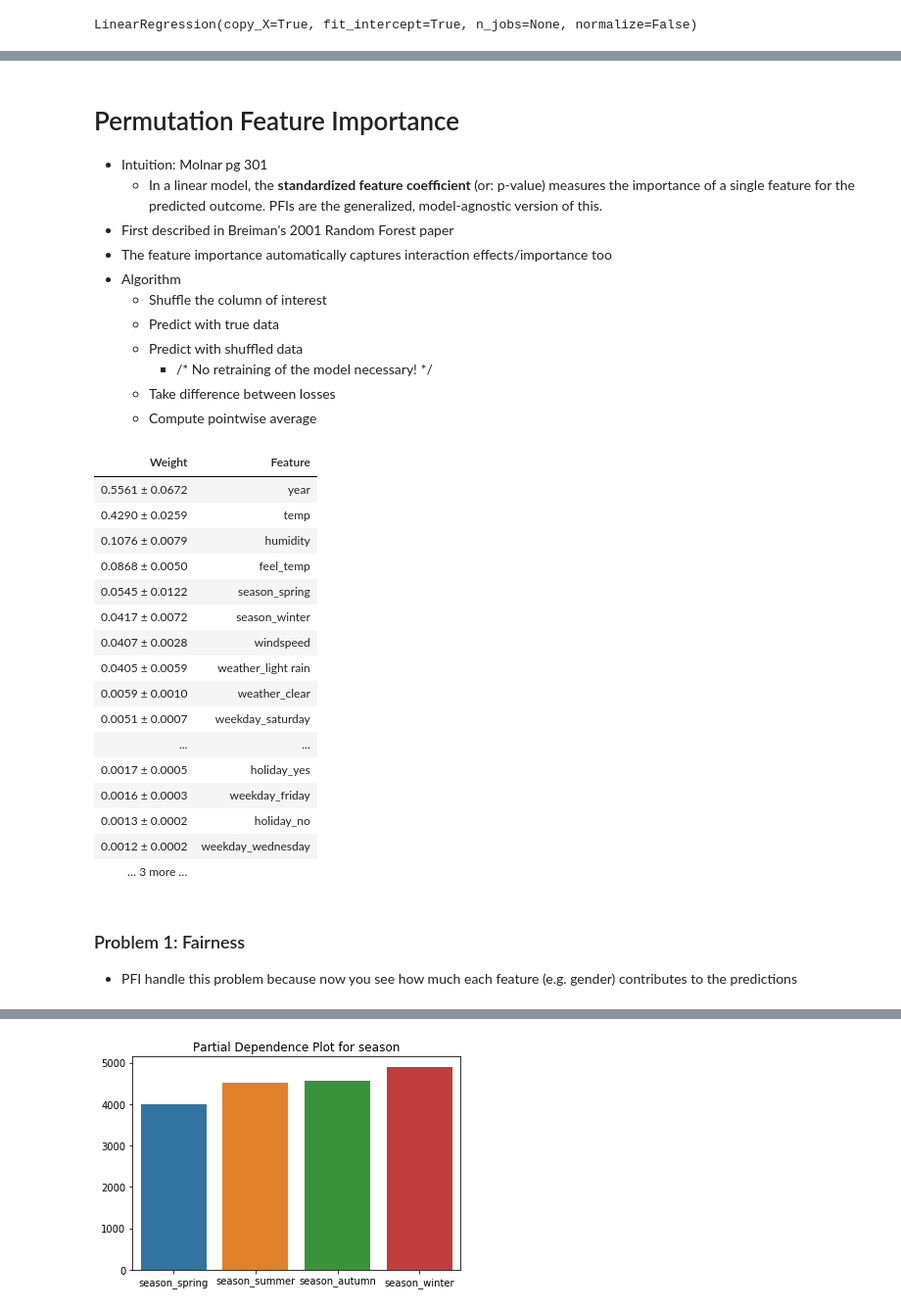
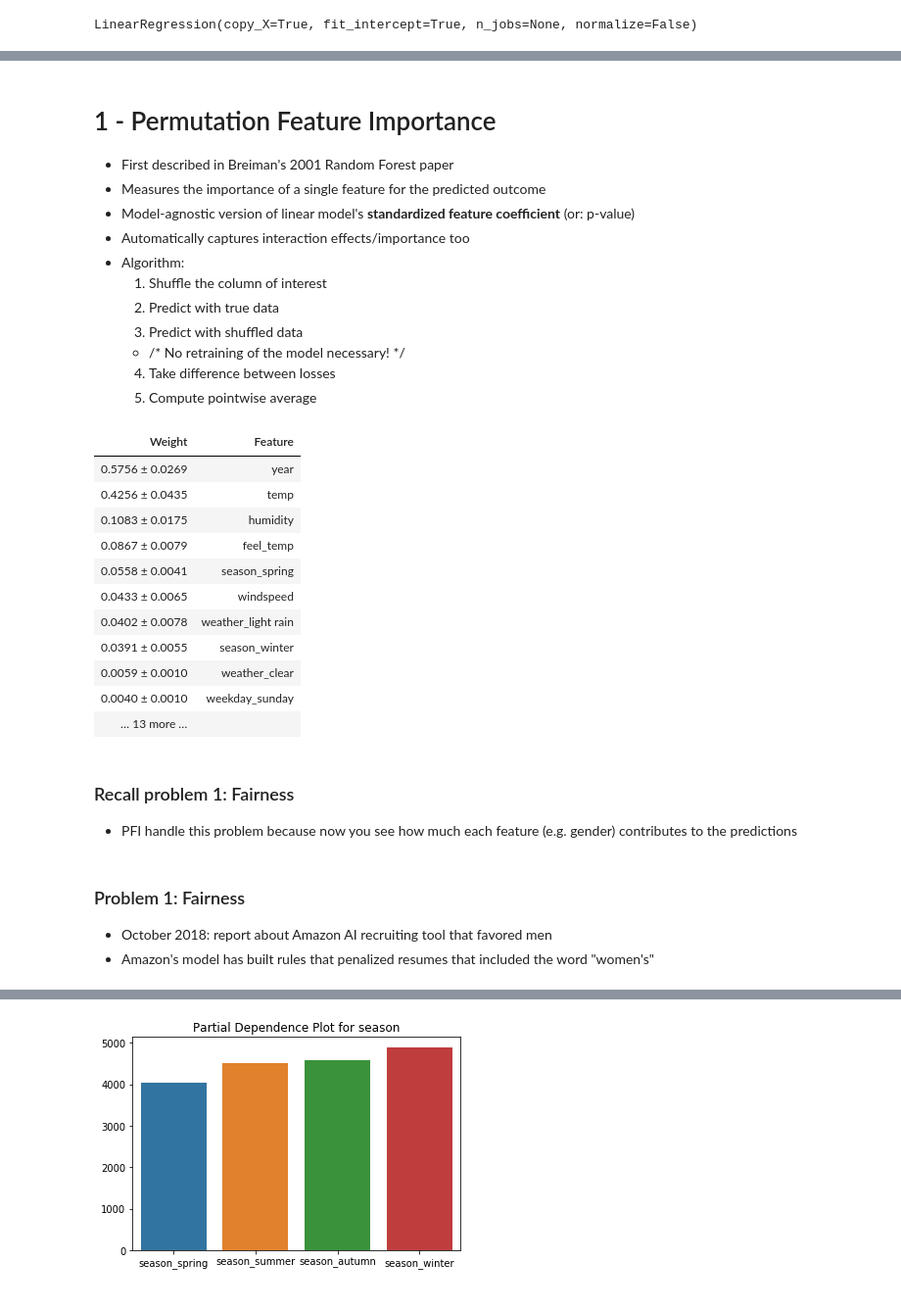
Before and after one commit to AlexEngelhardt/talk-iml, a Jupyter notebook: talk.ipynb, the cells around one changed output, grey strips where cells are left out. Shown at 98% size. Drawn from its saved outputs; the diff is of its cells as text; code cells hidden in the pictures.

Commit message:
first talk version finished

```diff
--- a/talk.ipynb
+++ b/talk.ipynb
@@ -207,46 +229,46 @@ RF: 176.39184678522574
 # %% [markdown]
-# Permutation Feature Importance
+# 1 - Permutation Feature Importance
 
-- Intuition: Molnar pg 301
-  - In a linear model, the **standardized feature coefficient** (or: p-value) measures the importance of a single feature for the predicted outcome. PFIs are the generalized, model-agnostic version of this.
 - First described in Breiman's 2001 Random Forest paper
-- The feature importance automatically captures interaction effects/importance too
-- Algorithm
-  - Shuffle the column of interest
-  - Predict with true data
-  - Predict with shuffled data
+- Measures the importance of a single feature for the predicted outcome
+- Model-agnostic version of linear model's **standardized feature coefficient** (or: p-value)
+- Automatically captures interaction effects/importance too
+- Algorithm:
+  1. Shuffle the column of interest
+  2. Predict with true data
+  3. Predict with shuffled data
     - /* No retraining of the model necessary! */
-  - Take difference between losses
-  - Compute pointwise average
+  4. Take difference between losses
+  5. Compute pointwise average
 # %%
 import eli5
 from eli5.sklearn import PermutationImportance
 # %%
 # Ideally you'd compute feature importance on test data
 
 rf_perm = PermutationImportance(rf_mod).fit(X, y)
 
-eli5.show_weights(rf_perm, feature_names=list(X.columns))
+eli5.show_weights(rf_perm, top=10, feature_names=list(X.columns))
 # %% [output]
 | Weight | Feature |
-| 0.5561 ± 0.0672 | year |
-| 0.4290 ± 0.0259 | temp |
-| 0.1076 ± 0.0079 | humidity |
-| 0.0868 ± 0.0050 | feel_temp |
-| 0.0545 ± 0.0122 | season_spring |
-| 0.0417 ± 0.0072 | season_winter |
-| 0.0407 ± 0.0028 | windspeed |
-| 0.0405 ± 0.0059 | weather_light rain |
+| 0.5756 ± 0.0269 | year |
+| 0.4256 ± 0.0435 | temp |
+| 0.1083 ± 0.0175 | humidity |
+| 0.0867 ± 0.0079 | feel_temp |
+| 0.0558 ± 0.0041 | season_spring |
+| 0.0433 ± 0.0065 | windspeed |
+| 0.0402 ± 0.0078 | weather_light rain |
+| 0.0391 ± 0.0055 | season_winter |
 | 0.0059 ± 0.0010 | weather_clear |
-| 0.0051 ± 0.0007 | weekday_saturday |
-| ... | ... |
-| 0.0017 ± 0.0005 | holiday_yes |
-| 0.0016 ± 0.0003 | weekday_friday |
-| 0.0013 ± 0.0002 | holiday_no |
-| 0.0012 ± 0.0002 | weekday_wednesday |
-| … 3 more … |  |
+| 0.0040 ± 0.0010 | weekday_sunday |
+| … 13 more … |  |
 # %% [markdown]
-### Problem 1: Fairness
+### Recall problem 1: Fairness
 
 - PFI handle this problem because now you see how much each feature (e.g. gender) contributes to the predictions
+# %% [markdown]
+### Problem 1: Fairness
+
+- October 2018: report about Amazon AI recruiting tool that favored men
+- Amazon's model has built rules that penalized resumes that included the word "women's"
 # %% [markdown]
```
Also changed, not shown: parts of 72 cells of this notebook, 3 other files.
